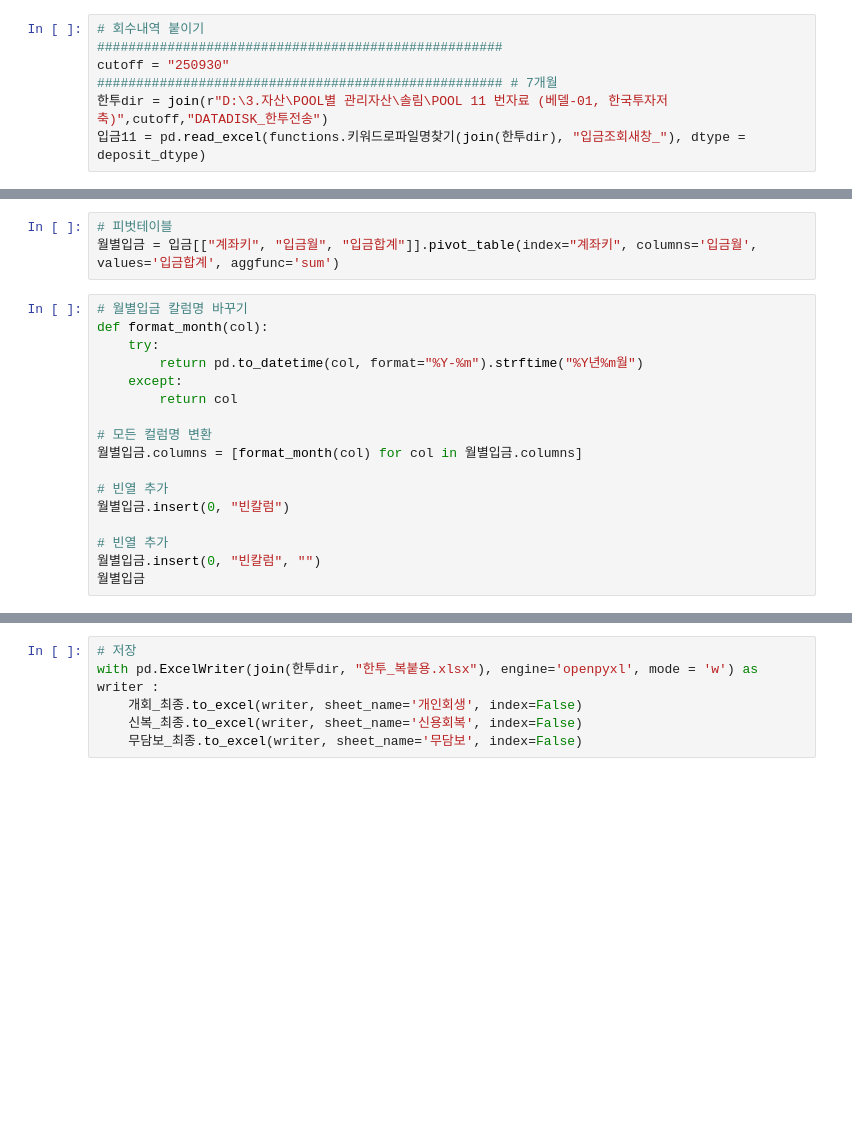
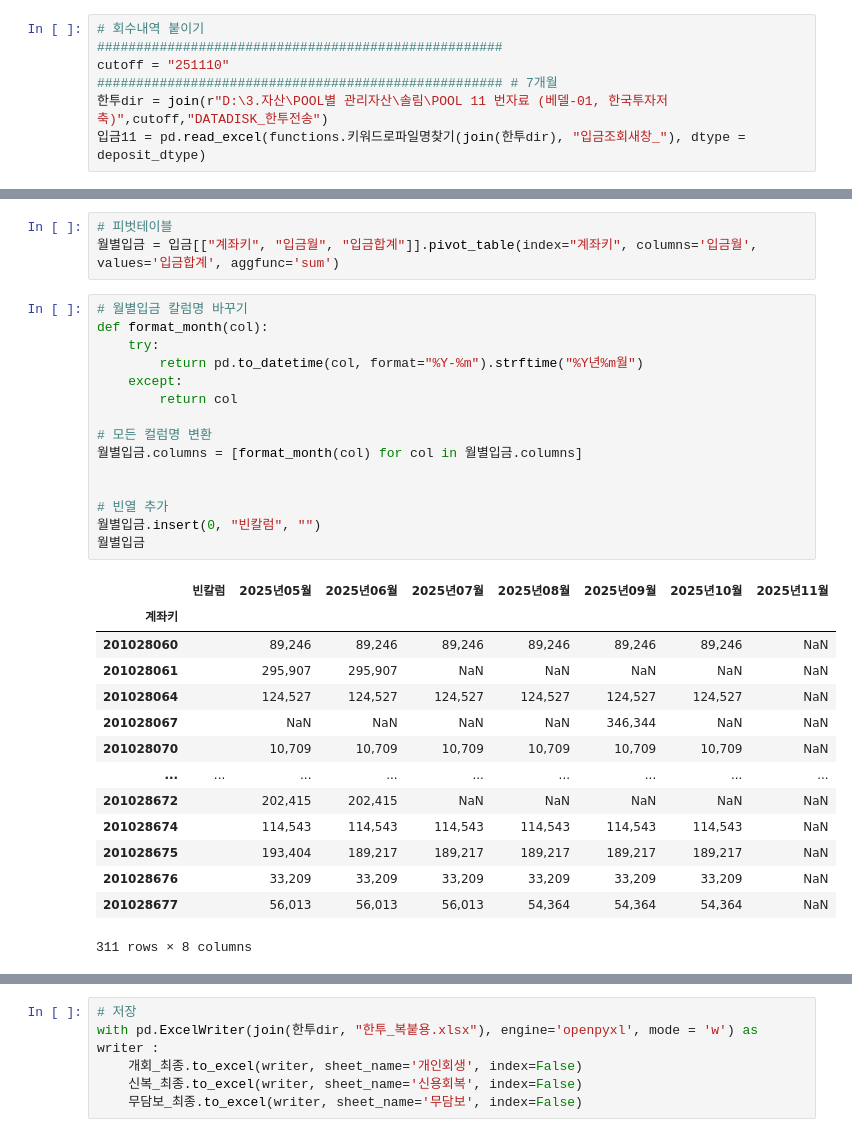
Before and after one commit to jbmyou/company_work, a Jupyter notebook: fileNaming/자산정리/4.전산_자산정리_통합_v2-2.ipynb, the cells around one changed output, grey strips where cells are left out. Drawn from its saved outputs; the diff is of its cells as text; blank space fills up the shorter version.

```diff
--- a/fileNaming/자산정리/4.전산_자산정리_통합_v2-2.ipynb
+++ b/fileNaming/자산정리/4.전산_자산정리_통합_v2-2.ipynb
@@ -2628,7 +2630,7 @@ credit_d_keys = 원데이터11[원데이터11["새채무상태"].str.contains("
 # %%
 # 회수내역 붙이기
 ####################################################
-cutoff = "250930"
+cutoff = "251110"
 #################################################### # 7개월
 한투dir = join(r"D:\3.자산\POOL별 관리자산\솔림\POOL 11 번자료 (베델-01, 한국투자저축)",cutoff,"DATADISK_한투전송")
 입금11 = pd.read_excel(functions.키워드로파일명찾기(join(한투dir), "입금조회새창_"), dtype = deposit_dtype)
@@ -2642,20 +2644,33 @@ cutoff = "250930"
 # %%
 # 월별입금 칼럼명 바꾸기
 def format_month(col):
     try:
         return pd.to_datetime(col, format="%Y-%m").strftime("%Y년%m월")
     except:
         return col
 
 # 모든 컬럼명 변환
 월별입금.columns = [format_month(col) for col in 월별입금.columns]
 
-# 빈열 추가
-월별입금.insert(0, "빈칼럼")
 
 # 빈열 추가
 월별입금.insert(0, "빈칼럼", "")
 월별입금
+# %% [output]
+|  | 빈칼럼 | 2025년05월 | 2025년06월 | 2025년07월 | 2025년08월 | 2025년09월 | 2025년10월 | 2025년11월 |
+| 계좌키 |  |  |  |  |  |  |  |  |
+| 201028060 |  | 89,246 | 89,246 | 89,246 | 89,246 | 89,246 | 89,246 | NaN |
+| 201028061 |  | 295,907 | 295,907 | NaN | NaN | NaN | NaN | NaN |
+| 201028064 |  | 124,527 | 124,527 | 124,527 | 124,527 | 124,527 | 124,527 | NaN |
+| 201028067 |  | NaN | NaN | NaN | NaN | 346,344 | NaN | NaN |
+| 201028070 |  | 10,709 | 10,709 | 10,709 | 10,709 | 10,709 | 10,709 | NaN |
+| ... | ... | ... | ... | ... | ... | ... | ... | ... |
+| 201028672 |  | 202,415 | 202,415 | NaN | NaN | NaN | NaN | NaN |
+| 201028674 |  | 114,543 | 114,543 | 114,543 | 114,543 | 114,543 | 114,543 | NaN |
+| 201028675 |  | 193,404 | 189,217 | 189,217 | 189,217 | 189,217 | 189,217 | NaN |
+| 201028676 |  | 33,209 | 33,209 | 33,209 | 33,209 | 33,209 | 33,209 | NaN |
+| 201028677 |  | 56,013 | 56,013 | 56,013 | 54,364 | 54,364 | 54,364 | NaN |
+311 rows × 8 columns
 # %%
 # merge
 개회_최종 = pd.merge(개회, 월별입금, left_on='채권번호', right_on ='계좌키', how='left')
```
Also changed, not shown: parts of 2 cells of this notebook, 8 other files.
